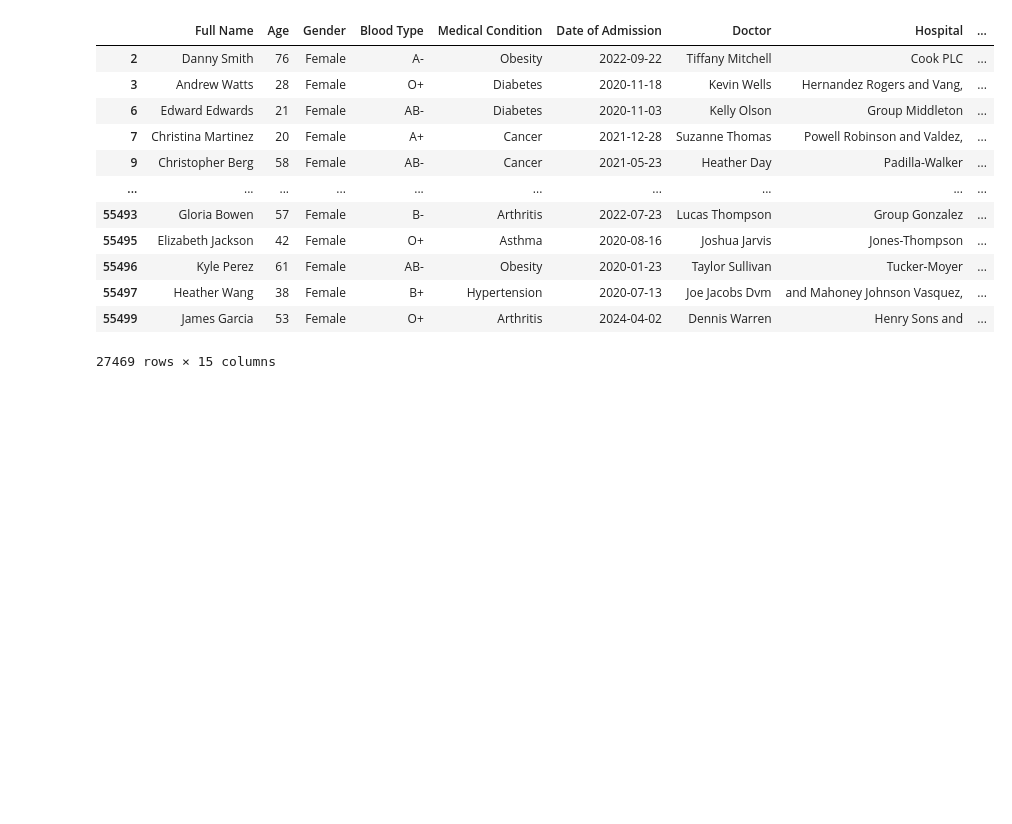
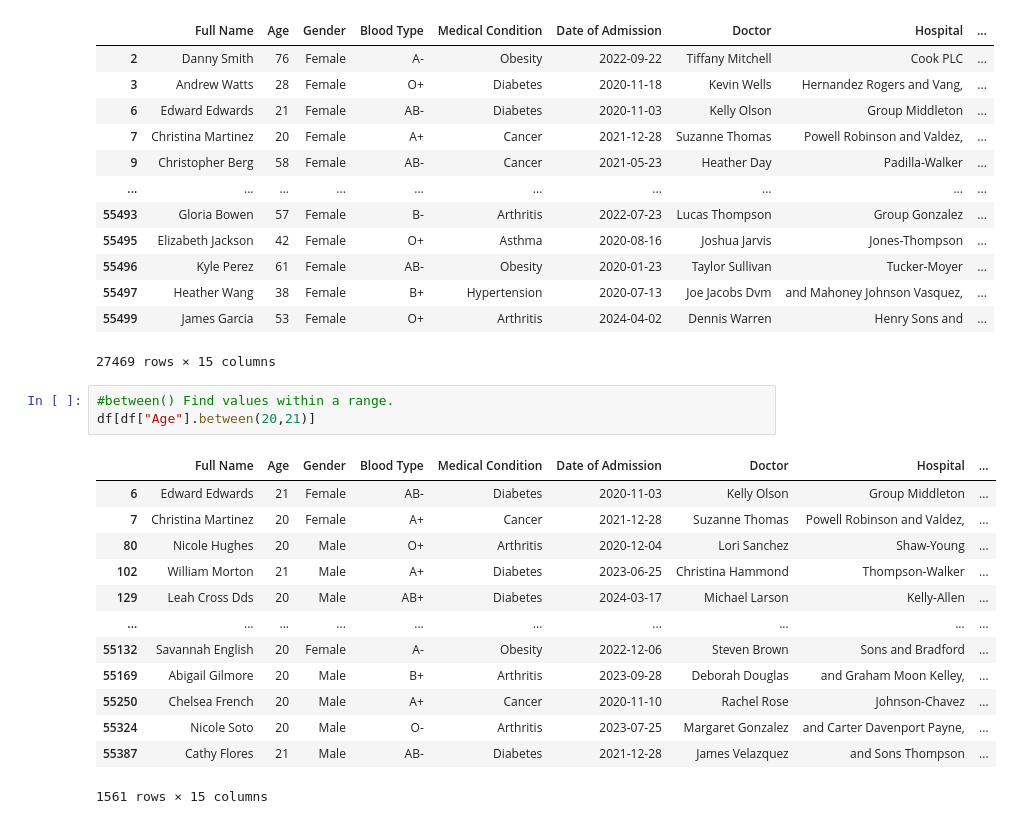
Before and after one commit to mahimarawat0707/Learn-Python-with-Me, a Jupyter notebook: Library/Pandas/pandas2.ipynb, the cells around one changed output. Saved outputs shown, nothing was run; the diff lists cells and outputs as text; blank space fills up the shorter version.

```diff
--- a/Library/Pandas/pandas2.ipynb
+++ b/Library/Pandas/pandas2.ipynb
@@ -560,3 +561,20 @@ df.query("Gender == 'Female'")
 | 55497 | Heather Wang | 38 | Female | B+ | Hypertension | 2020-07-13 | Joe Jacobs Dvm | and Mahoney Johnson Vasquez, | ... |
 | 55499 | James Garcia | 53 | Female | O+ | Arthritis | 2024-04-02 | Dennis Warren | Henry Sons and | ... |
 27469 rows × 15 columns
+# %%
+#between() Find values within a range.
+df[df["Age"].between(20,21)]
+# %% [output]
+|  | Full Name | Age | Gender | Blood Type | Medical Condition | Date of Admission | Doctor | Hospital | ... |
+| 6 | Edward Edwards | 21 | Female | AB- | Diabetes | 2020-11-03 | Kelly Olson | Group Middleton | ... |
+| 7 | Christina Martinez | 20 | Female | A+ | Cancer | 2021-12-28 | Suzanne Thomas | Powell Robinson and Valdez, | ... |
+| 80 | Nicole Hughes | 20 | Male | O+ | Arthritis | 2020-12-04 | Lori Sanchez | Shaw-Young | ... |
+| 102 | William Morton | 21 | Male | A+ | Diabetes | 2023-06-25 | Christina Hammond | Thompson-Walker | ... |
+| 129 | Leah Cross Dds | 20 | Male | AB+ | Diabetes | 2024-03-17 | Michael Larson | Kelly-Allen | ... |
+| ... | ... | ... | ... | ... | ... | ... | ... | ... | ... |
+| 55132 | Savannah English | 20 | Female | A- | Obesity | 2022-12-06 | Steven Brown | Sons and Bradford | ... |
+| 55169 | Abigail Gilmore | 20 | Male | B+ | Arthritis | 2023-09-28 | Deborah Douglas | and Graham Moon Kelley, | ... |
+| 55250 | Chelsea French | 20 | Male | A+ | Cancer | 2020-11-10 | Rachel Rose | Johnson-Chavez | ... |
+| 55324 | Nicole Soto | 20 | Male | O- | Arthritis | 2023-07-25 | Margaret Gonzalez | and Carter Davenport Payne, | ... |
+| 55387 | Cathy Flores | 21 | Male | AB- | Diabetes | 2021-12-28 | James Velazquez | and Sons Thompson | ... |
+1561 rows × 15 columns
```
Also changed, not shown: parts of 6 cells of this notebook.
